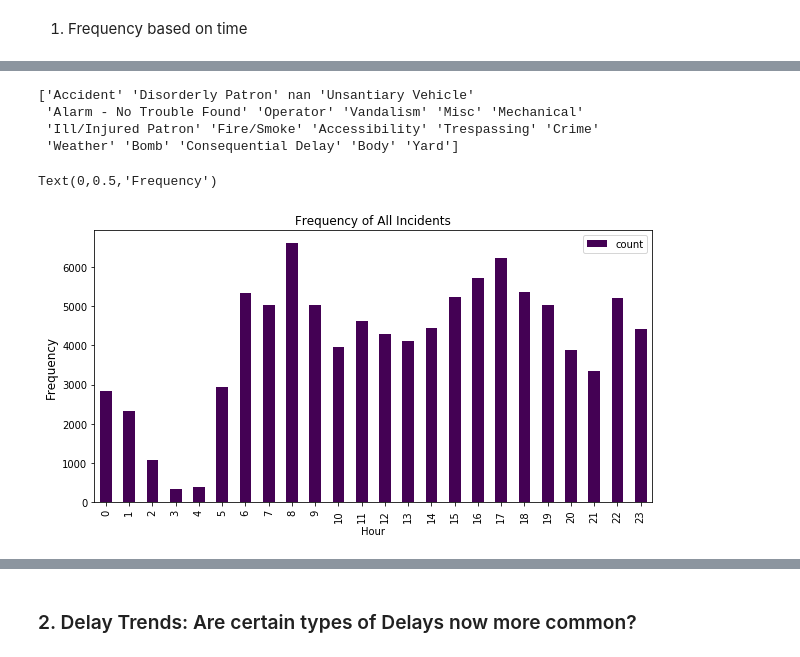
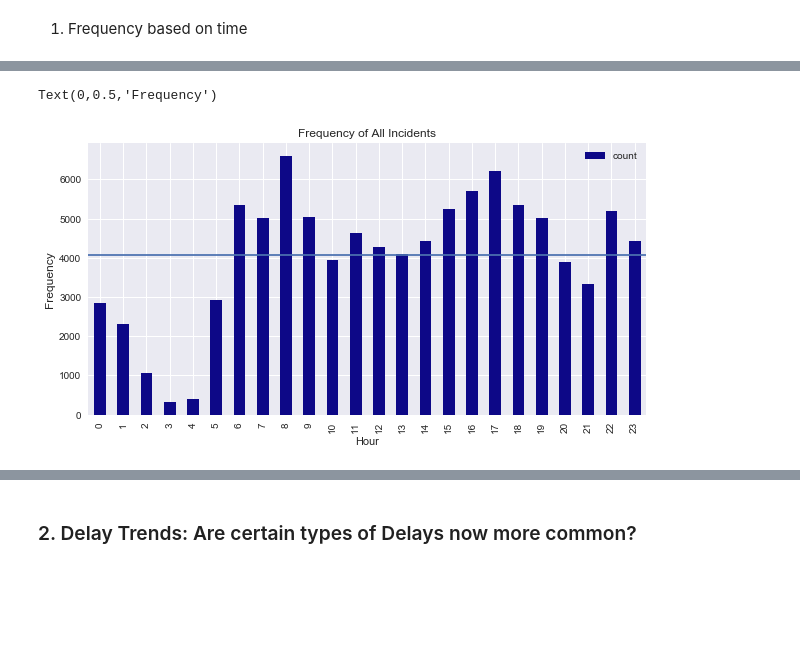
Before and after one commit to hughkolias/SCS-3250-team8, a Jupyter notebook: TTCDelay_KyleCaverlyAnalysis_v2.1-hugh.ipynb, the cells around one changed output, grey strips where cells are left out. Saved outputs shown, nothing was run; the diff lists cells and outputs as text; code cells hidden in the pictures; blank space fills up the shorter version.

```diff
--- a/TTCDelay_KyleCaverlyAnalysis_v2.1-hugh.ipynb
+++ b/TTCDelay_KyleCaverlyAnalysis_v2.1-hugh.ipynb
@@ -4,7 +4,14 @@ import pandas as pd
 import numpy as np
 import matplotlib.pyplot as plt
 import seaborn as sns
+import statsmodels.api as sm
+from statsmodels.tsa.seasonal import seasonal_decompose
+from pylab import rcParams
+import seaborn as sns
 %matplotlib inline
+sns.set()
+
+%matplotlib inline
 # %%
 # Import datasets
 delay = pd.read_csv('data/all_years.csv', delimiter='\t')
@@ -122,6 +129,7 @@ delay['Date'] = pd.to_datetime(delay['Date'])
 # Generate Month/Year Variables
 delay['Month'] = [i.month for i in delay['Date']]
 delay['Year'] = [i.year for i in delay['Date']]
+delay['Day'] = [i.dayofweek for i in delay['Date']]
 # %%
 # Get Hours columns for Min Delay/Gap
 delay['Min Delay Hours'] = delay['Min Delay']/60
@@ -146,7 +154,7 @@ def time_classifier(time):
 
 # Generate Time Groupings
 delay['Hour'] = delay['Time'].apply(hour_of_day)
-delay['Time of Day'] = delay['Time'].apply(time_classifier)
+delay['time_of_day'] = delay['Time'].apply(time_classifier)
 # %%
 delay.head()
 # %% [output]
@@ -186,0 +208,14 @@ delay[['code bin','Min Gap']].groupby('code bin').sum().sort_values(
+# %%
+# Seasonality trends of ridership
+
+monthly_ridership = pd.read_csv('data/monthly_ridership.csv')
+monthly_ridership['date'] = pd.to_datetime(monthly_ridership['Year'].astype(str) + monthly_ridership['Period'], format='%Y%b')
+monthly_ridership.set_index(['date'],inplace=True)
+
+rcParams['figure.figsize'] = 11, 9
+
+decomposition = sm.tsa.seasonal_decompose(monthly_ridership['Value'], model='additive')
+fig = decomposition.plot()
+plt.set_cmap('plasma')
+plt.suptitle(t='TTC Monthly Ridership', y=1.02, fontsize=14)
+plt.show()
@@ -191,21 +241,12 @@ delay[['code bin','Min Gap']].groupby('code bin').sum().sort_values(
 # %%
-unique_code_bins = delay['code bin'].unique()
-print(unique_code_bins)
-summary_df = delay
+summary_df = delay.copy()
 
 summary_df['count'] = summary_df.groupby(['Hour'])['Hour'].transform('count')
 
-summary_df = sum_of_all_df.drop_duplicates(subset=['Hour']).sort_values(['Hour'])
-summary_df.dropna()
-
-summary_df[['Hour', 'count']]
-
-data_frame = summary_df.plot(kind='bar', x='Hour', y='count', colormap='viridis', title="Frequency of All Incidents", figsize=(10,5))
+summary_df = summary_df.drop_duplicates(subset=['Hour']).sort_values(['Hour'])
+data_frame = summary_df.plot(kind='bar', x='Hour', y='count', colormap='plasma', title="Frequency of All Incidents", figsize=(10,5))
+data_frame.axhline(y=summary_df['count'].mean())
 data_frame.set_ylabel("Frequency",fontsize=12)
 # %% [output]
-['Accident' 'Disorderly Patron' nan 'Unsantiary Vehicle'
- 'Alarm - No Trouble Found' 'Operator' 'Vandalism' 'Misc' 'Mechanical'
- 'Ill/Injured Patron' 'Fire/Smoke' 'Accessibility' 'Trespassing' 'Crime'
- 'Weather' 'Bomb' 'Consequential Delay' 'Body' 'Yard']
+Text(0,0.5,'Frequency')
-Text(0,0.5,'Frequency')
-[figure, old version]
+[figure, new version]
```
Also changed, not shown: parts of 16 cells of this notebook, 2 other files.
